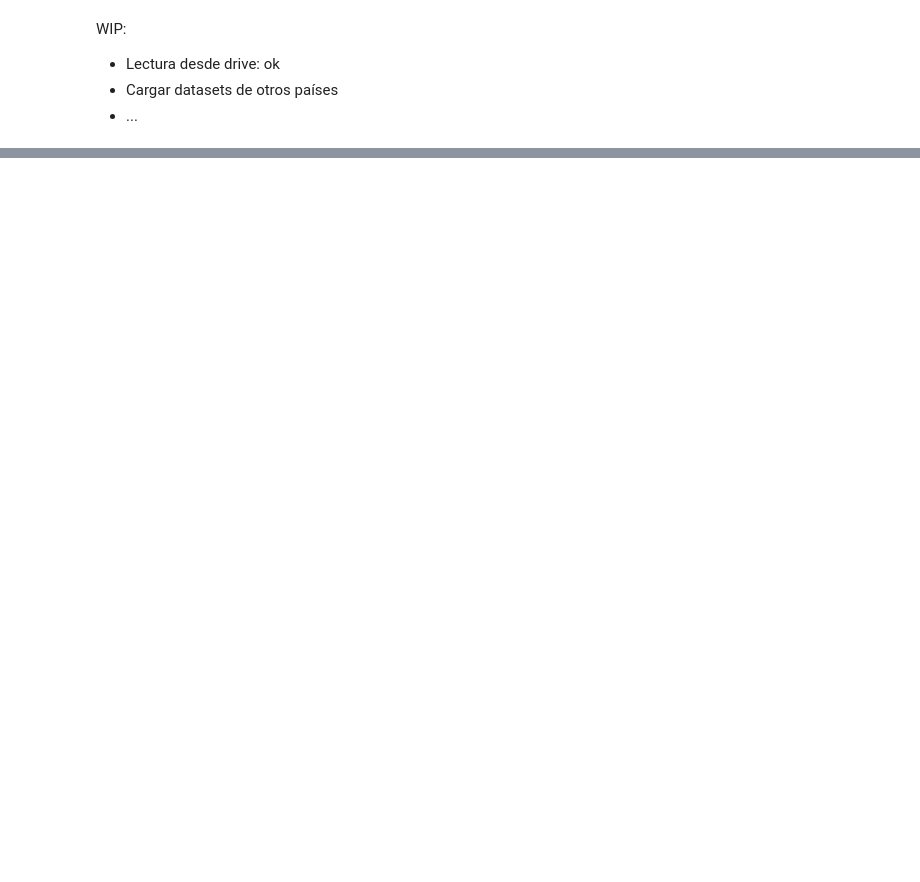
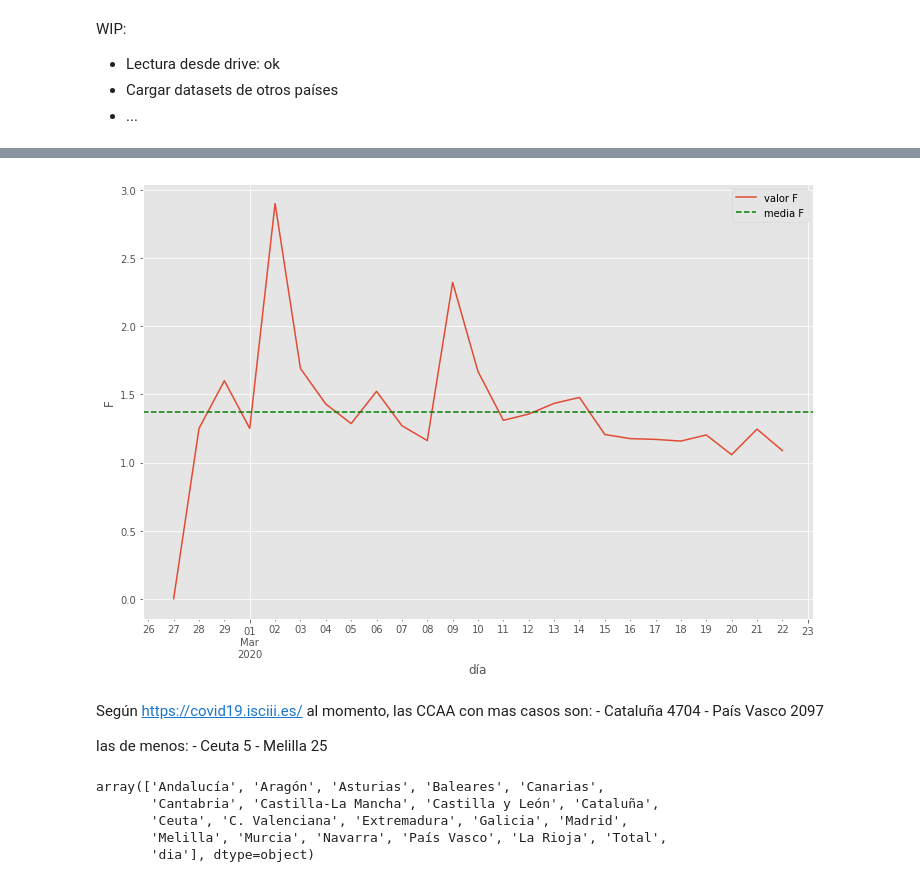
Before and after one commit to LeoMorales/monitoreo-f-pandemia, a Jupyter notebook: Evolución factor problemático covid-19.ipynb, the cells around one changed output, grey strips where cells are left out. Cells and saved outputs as stored; diff of their text form; code cells hidden in the pictures; blank space fills up the shorter version.

```diff
--- a/Evolución factor problemático covid-19.ipynb
+++ b/Evolución factor problemático covid-19.ipynb
@@ -136,0 +165,2 @@ WIP:
+# %%
+data_esp.drop(['cod_ine', 'CCAA'], inplace=True)
@@ -136,0 +251,23 @@ WIP:
+# %%
+data_esp['dia'] = data_esp.index.values
+resp = calcular_f_diario(data_esp, 'Madrid', 'dia')
+# %%
+graficar_f(resp, 'F')
+# %% [output]
+[figure, added]
+# %% [markdown]
+Según https://covid19.isciii.es/ al momento, las CCAA con mas casos son:
+    - Cataluña	4704
+    - País Vasco	2097
+
+las de menos:
+    - Ceuta	5
+    - Melilla	25
+# %%
+data_esp.columns.values
+# %% [output]
+array(['Andalucía', 'Aragón', 'Asturias', 'Baleares', 'Canarias',
+       'Cantabria', 'Castilla-La Mancha', 'Castilla y León', 'Cataluña',
+       'Ceuta', 'C. Valenciana', 'Extremadura', 'Galicia', 'Madrid',
+       'Melilla', 'Murcia', 'Navarra', 'País Vasco', 'La Rioja', 'Total',
+       'dia'], dtype=object)
```
Also changed, not shown: parts of 31 cells of this notebook.
